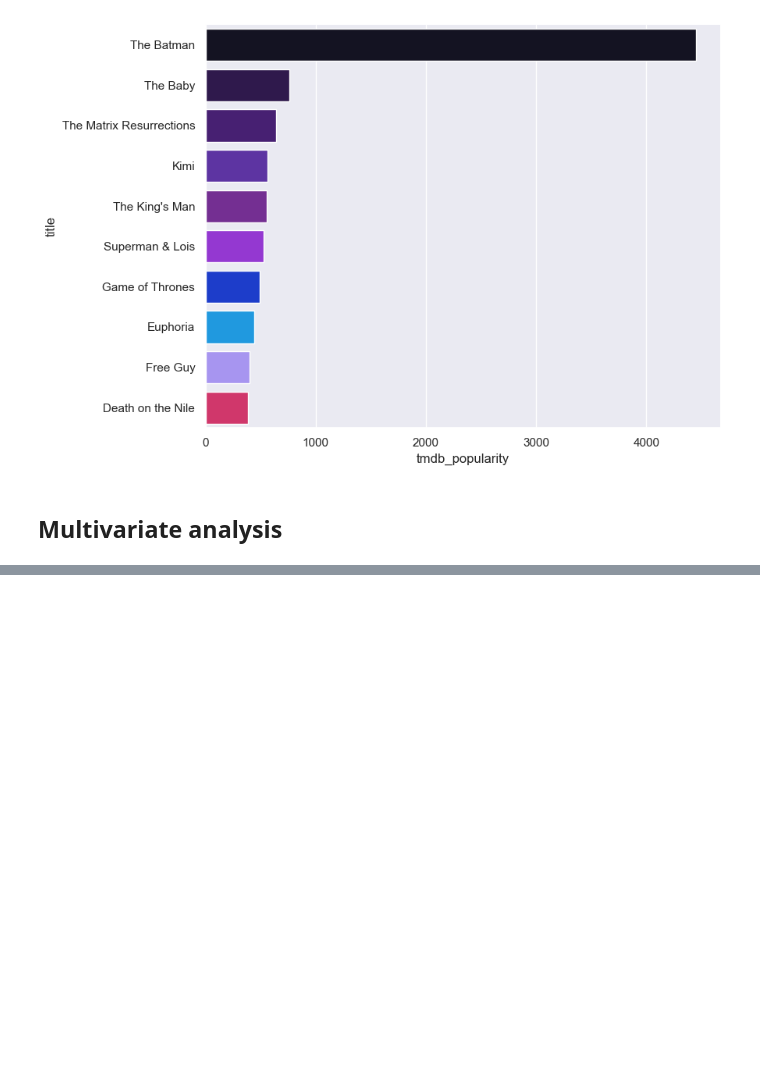
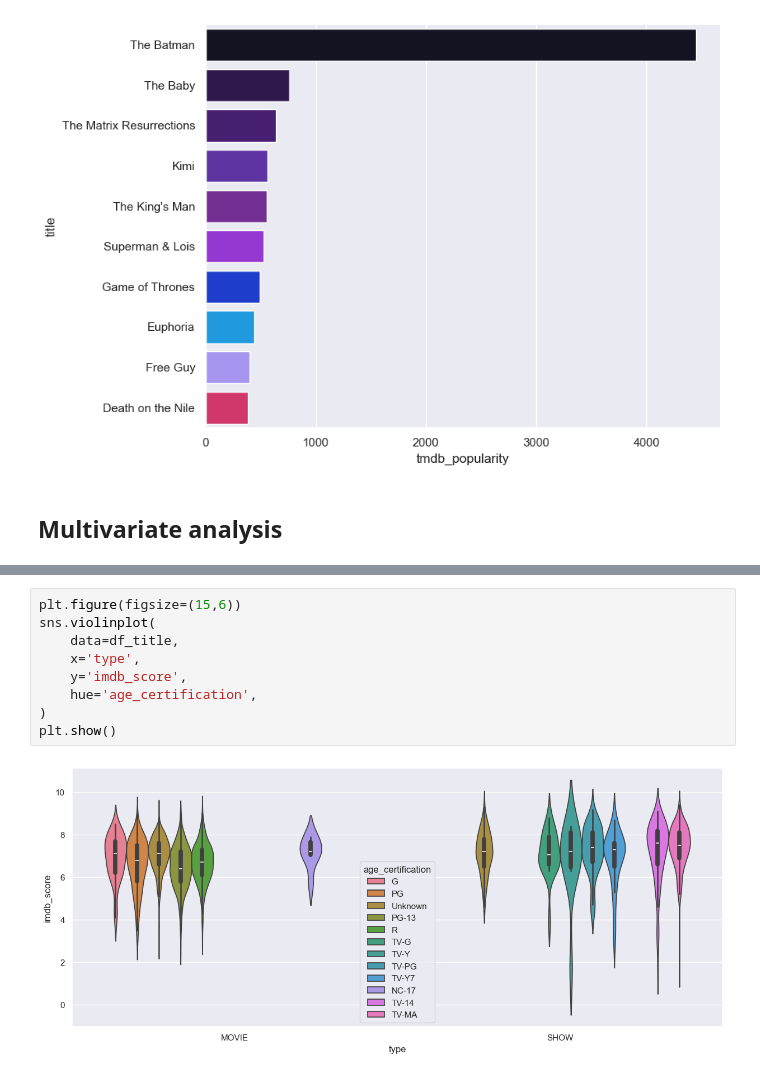
Before and after one commit to Imani-hub-pixel/Data-analysis-Python-, a Jupyter notebook: EDA and Feature Engineering projects/HBO Max TV Shows and movies/HBOmax.ipynb, the cells around one changed output, grey strips where cells are left out. Drawn from its saved outputs; the diff is of its cells as text; blank space fills up the shorter version.

```diff
--- a/EDA and Feature Engineering projects/HBO Max TV Shows and movies/HBOmax.ipynb
+++ b/EDA and Feature Engineering projects/HBO Max TV Shows and movies/HBOmax.ipynb
@@ -642,0 +687,11 @@ plt.show()
+# %%
+plt.figure(figsize=(15,6))
+sns.violinplot(
+    data=df_title,
+    x='type',
+    y='imdb_score',
+    hue='age_certification',
+)
+plt.show()
+# %% [output]
+[figure, added]
```
Also changed, not shown: parts of 7 cells of this notebook.
